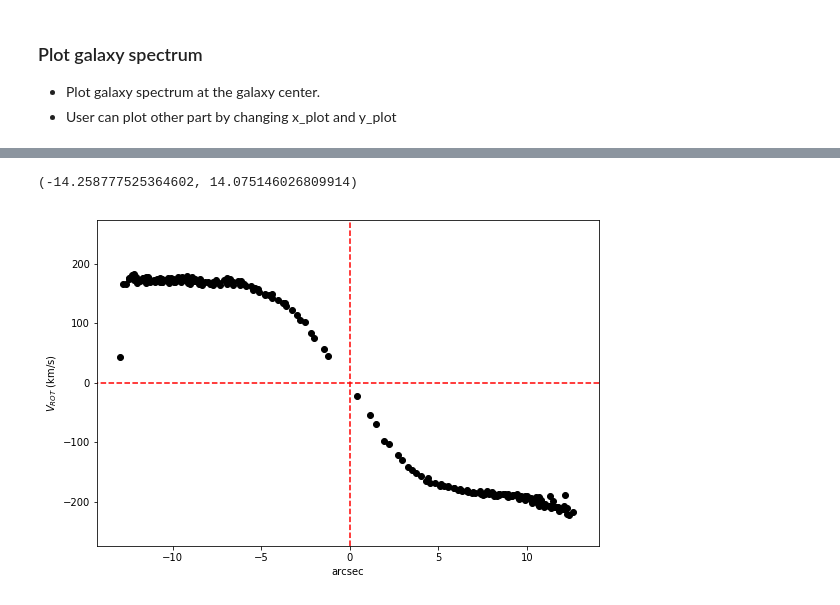
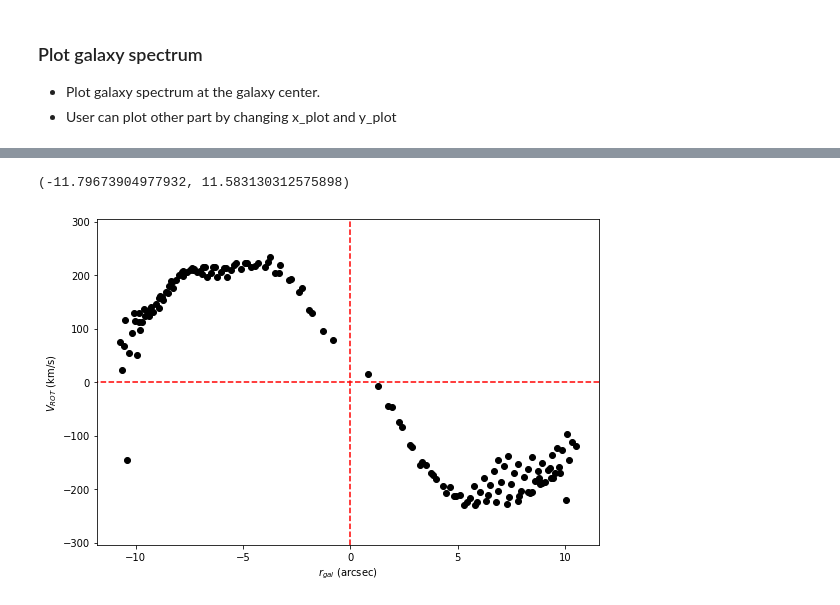
Before and after one commit to astrohchung/manga_rc_tuto, a Jupyter notebook: manga_rc_tuto.ipynb, the cells around one changed output, grey strips where cells are left out. Drawn from its saved outputs; the diff is of its cells as text; code cells hidden in the pictures.

```diff
--- a/manga_rc_tuto.ipynb
+++ b/manga_rc_tuto.ipynb
@@ -228,17 +143,10 @@ y_plot=y_center
 #x_plot=28
 #y_plot=35
 
-plt.rcParams['figure.figsize'] = [9, 6]
-
-#fig=plt.figure(figsize=(6,4), dpi=200)
 plt.plot(wave, flux[x_plot, y_plot])
-print(plt.rcParams['figure.figsize'])
-# plt.close()
-
-#plt.figsize=plt.rcParams['figure.figsize']*4
-
 plt.xlabel('$\lambda \, [\AA]$')
 plt.ylabel(flux_header['BUNIT'])
 plt.show()
+
 print('Cube 2D size: ', flux.shape[0], 'by', flux.shape[1])
 # %% [output]
@@ -399,18 +288,19 @@ Text(0,0.5,'1E-17 erg/s/cm^2/Ang/spaxel')
 * Use pre-saved file when user skipped the previous part.
 # %%
 # read velocity map file
-files=glob.glob('./'+'*.fits*')
-rfile=cdir+'manga-'+plateifu+'-LOGCUBE_MAPS.fits'
-if not (rfile in files): # use pre-saved file if above one not exist.
-    rfile=cdir+'manga-'+plateifu+'-LOGCUBE_MAPS_SAVED.fits'
+rfile='manga-'+plateifu+'-LOGCUBE_MAPS.fits'
+if not os.path.isfile(cdir+rfile): # use pre-saved file if above one not exist.
+    rfile='manga-'+plateifu+'-LOGCUBE_MAPS_SAVED.fits'
 
-cube = fits.open(rfile)
+cube = fits.open(cdir+rfile)
 velmap=cube['STELLAR_VEL'].data
 nx, ny=np.int(flux_header['NAXIS1']) , np.int(flux_header['NAXIS2'])
 
 # Plot 2D map
 # Calculate velocity statistics (median and standard deviation) to re-scale map values for plot)
 pvelmap=velmap.T
+zero_idx=(pvelmap == 0)
+pvelmap[zero_idx]=np.nan
 finite_idx=np.isfinite(pvelmap)
 medv, stdv, sigv=(np.median(pvelmap[finite_idx]), np.std(pvelmap[finite_idx]), 2)
 pvelmap=pvelmap-medv
@@ -430,47 +330,49 @@ Text(0,0.5,'arcsec')
 # %%
+incl, phi0, cent_x, cent_y = np.arccos(nsa_elpetro_ba), (nsa_elpetro_phi+90)/180*pi, 0, 0
+
+# below values from rotation model fitting (8329-6103)
+# incl, phi0, cent_x, cent_y = 1.0487251 , 0.49254251+pi/2, 0.46911521, 0.45171812
+
+# below values from rotation model fitting (8137-6103)
+# incl, phi0, cent_x, cent_y = 0.81853998, 0.036205037+pi/2, 0.18230028, 0.32383320
+
 aidx=np.arange(nx*ny)
-
 ix=aidx % nx
 iy=aidx // ny
 
-incl=np.arccos(nsa_elpetro_ba)
-phi0=(nsa_elpetro_phi+90)/180*pi
-cent_x, cent_y = 0, 0
-
-incl=1.0487251
-phi0=0.49254251+pi/2
-cent_x, cent_y = 0.46911, 0.451718
-
-x_obs=(ix-(nx/2-0.5))*0.5
+x_obs=(ix-(nx/2-0.5))*0.5 # one pixel size correspond to 0.5 arcsec
 y_obs=(iy-(ny/2-0.5))*0.5
 r_obs=((x_obs-cent_x)**2+(y_obs-cent_y)**2)**0.5
 
 tan_half_phi_obs=((y_obs-cent_y)/(x_obs-cent_x+r_obs))
 
 phi_obs=2*np.arctan(tan_half_phi_obs)
-tan_phi_gal=np.tan(phi_obs-phi0)/np.cos(incl)
+tan_phi_gal=np.tan(phi_obs-phi0)/np.cos(incl)  # here phi_gal means phi_gal - PA_gal
 cos_phi_gal=1/((1+tan_phi_gal**2)**0.5)
+
+# calculate r_gal and v_rot
 r_gal=r_obs*np.cos(phi_obs-phi0)/cos_phi_gal
-
 v_rot=pvelmap.flatten()/cos_phi_gal/np.sin(incl)
 
+# plot points only within +/- 20 degree from major axis
 max_angle=20
 major_idx=np.flatnonzero(np.abs((phi_obs-phi0)/pi*180 % 180 ) < max_angle)
 r_gal=r_gal[major_idx]
 v_rot=v_rot[major_idx]
 
-yamp=np.max(v_rot[np.isfinite(np.abs(v_rot))])*1.5
-xamp=np.max(r_gal[np.isfinite(np.abs(r_gal))])*1
+ymax=np.max(v_rot[np.isfinite(np.abs(v_rot))])
+xmax=np.max(r_gal[np.isfinite(np.abs(r_gal))])
+ymul=1.3
+
 plt.plot(r_gal, v_rot, 'ko')
 xlim=plt.xlim()
-plt.plot([-xamp, xamp], [0,0], 'r--')
-plt.plot([0,0], [-yamp,yamp], 'r--')
+plt.plot([-xmax, xmax], [0,0], 'r--')
+plt.plot([0,0], [-ymax*ymul,ymax*ymul], 'r--')
 
-plt.xlabel('arcsec')
+plt.xlabel('$r_{gal}$ (arcsec)')
 plt.ylabel('$V_{ROT}$ (km/s) ')
-# print(v_rot[np.isfinite(v_rot)])
-plt.ylim([-yamp,yamp])
+plt.ylim([-ymax*ymul,ymax*ymul])
 plt.xlim(xlim)
 # %% [output]
-(-14.258777525364602, 14.075146026809914)
+(-11.79673904977932, 11.583130312575898)
-[figure, old version]
+[figure, new version]
```
Also changed, not shown: parts of 16 cells of this notebook, 6 other files.
